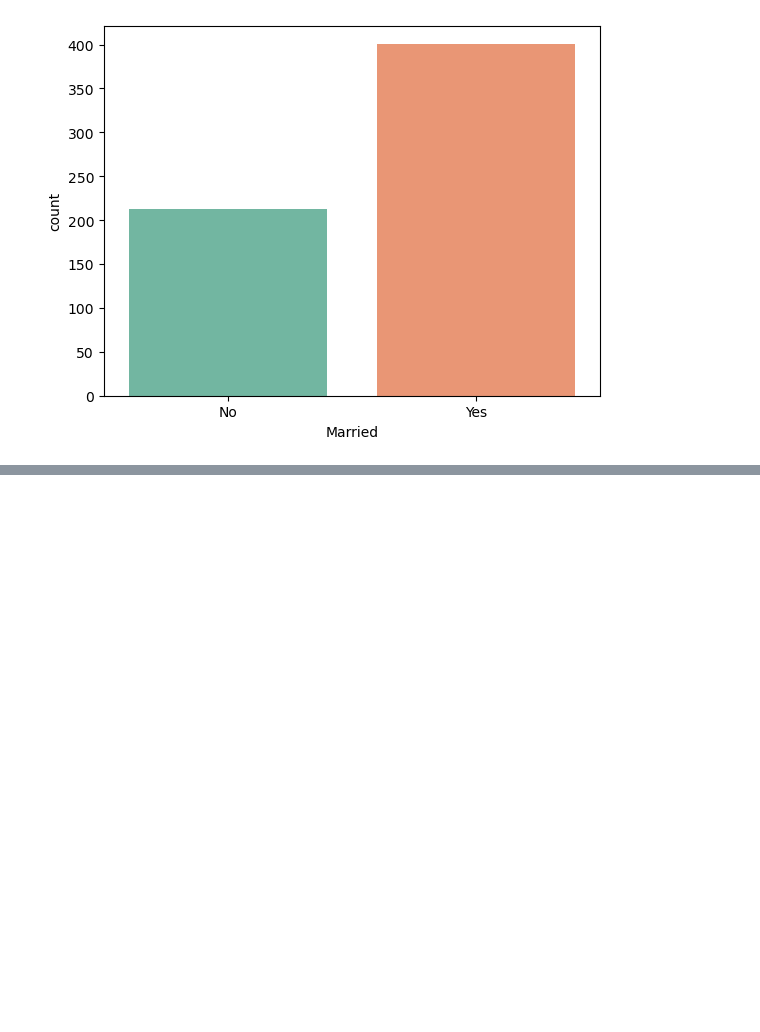
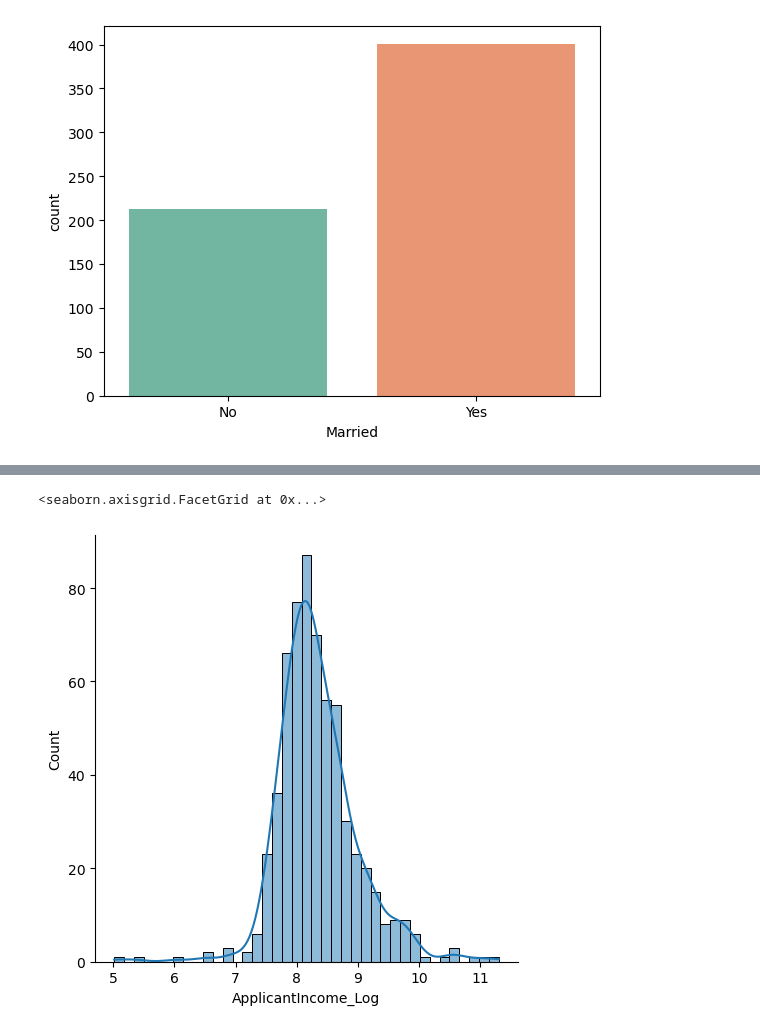
Before and after one commit to adithyan-sys/Loan-approval-prediction-analysis, a Jupyter notebook: notebook/models.ipynb, the cells around one changed output, grey strips where cells are left out. Saved outputs shown, nothing was run; the diff lists cells and outputs as text; code cells hidden in the pictures; blank space fills up the shorter version.

```diff
--- a/notebook/models.ipynb
+++ b/notebook/models.ipynb
@@ -193,0 +206,3 @@ ValueError: could not convert string to float: 'LP001002'
+# %%
+main_df['total_income'] = main_df['ApplicantIncome'] + main_df['CoapplicantIncome']
+main_df.head()
@@ -193,0 +216,6 @@ ValueError: could not convert string to float: 'LP001002'
+# %%
+main_df['ApplicantIncome_Log'] = np.log(main_df['ApplicantIncome'] + 1)
+sns.displot(main_df['ApplicantIncome_Log'],kde=True)
+# %% [output]
+<seaborn.axisgrid.FacetGrid at 0x...>
+[figure, added]
```
Also changed, not shown: parts of 7 cells of this notebook.
